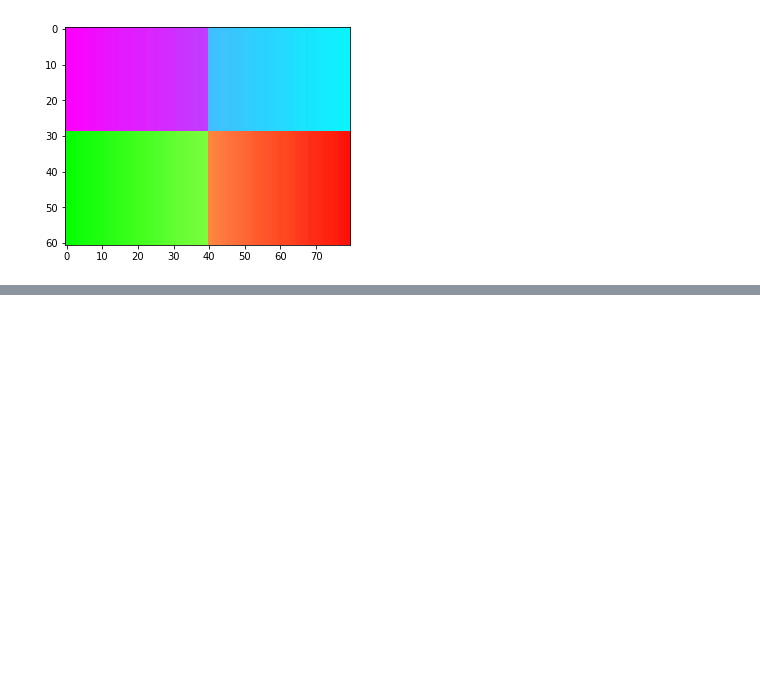
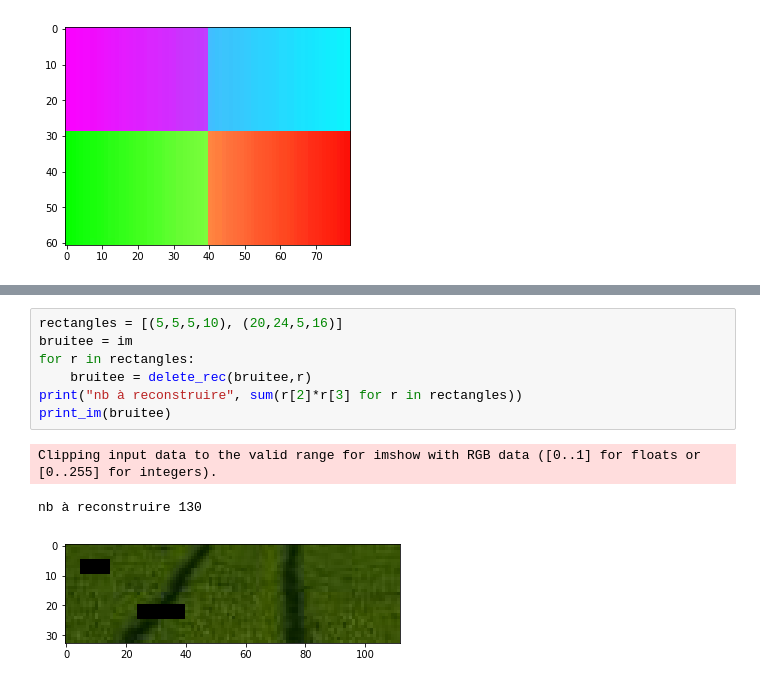
Before and after one commit to keyber/ARF, a Jupyter notebook: projet/BEROUKHIM_Keyvan_projet.ipynb, the cells around one changed output, grey strips where cells are left out. Saved outputs shown, nothing was run; the diff lists cells and outputs as text; blank space fills up the shorter version.

```diff
--- a/projet/BEROUKHIM_Keyvan_projet.ipynb
+++ b/projet/BEROUKHIM_Keyvan_projet.ipynb
@@ -115,0 +133,11 @@ loss 0.00023898356
+# %%
+rectangles = [(5,5,5,10), (20,24,5,16)]
+bruitee = im
+for r in rectangles:
+    bruitee = delete_rec(bruitee,r)
+print("nb à reconstruire", sum(r[2]*r[3] for r in rectangles))
+print_im(bruitee)
+# %% [output]
+Clipping input data to the valid range for imshow with RGB data ([0..1] for floats or [0..255] for integers).
+nb à reconstruire 130
+[figure, added]
```
Also changed, not shown: parts of 9 cells of this notebook, 3 other files.
